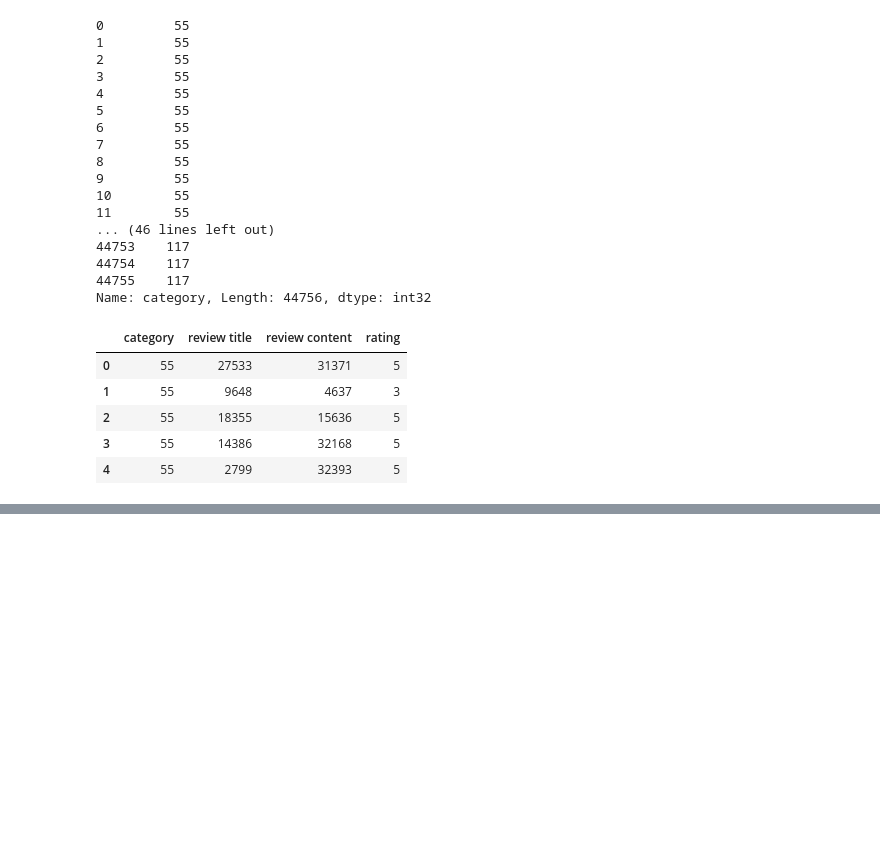
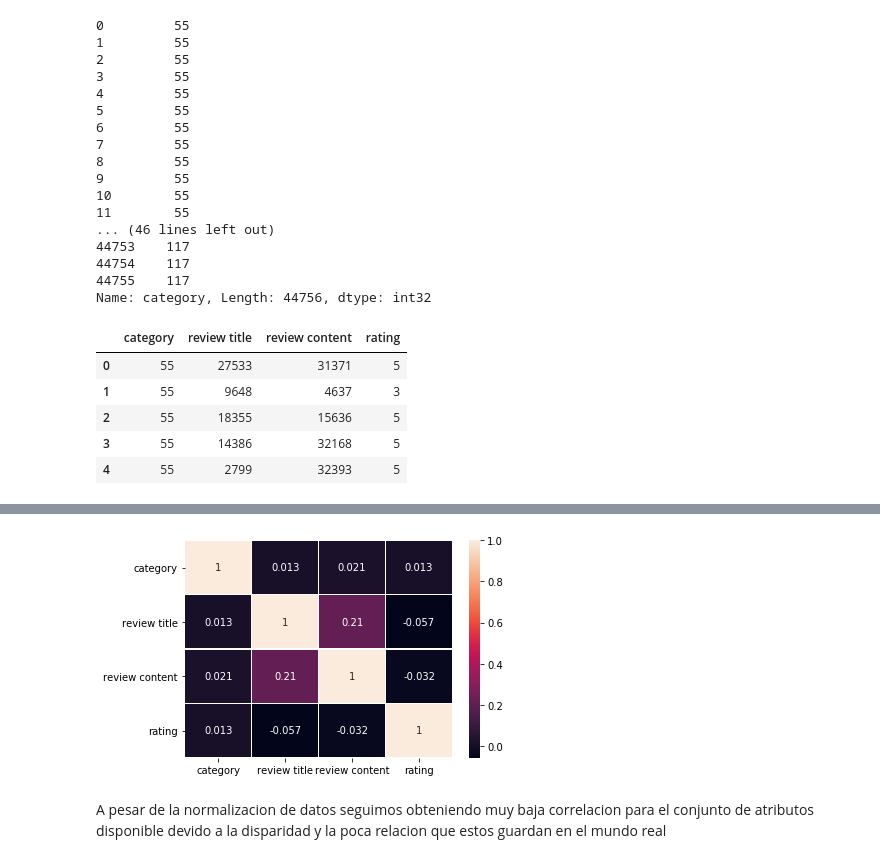
Before and after one commit to AdriaOrozco/CasKaggle, a Jupyter notebook: notebooks/develop/EbayNotebook.ipynb, the cells around one changed output, grey strips where cells are left out. Drawn from its saved outputs; the diff is of its cells as text; code cells hidden in the pictures; blank space fills up the shorter version.

```diff
--- a/notebooks/develop/EbayNotebook.ipynb
+++ b/notebooks/develop/EbayNotebook.ipynb
@@ -235,0 +263,9 @@ De manera que trasforma las
+# %%
+tablaCorrelaciones = datasetEbay.corr()
+plt.figure()
+
+ax = sns.heatmap(tablaCorrelaciones, annot=True, linewidths=.5)
+# %% [output]
+[figure, added]
+# %% [markdown]
+A pesar de la normalizacion de datos seguimos obteniendo muy baja correlacion para el conjunto de atributos disponible devido a la disparidad y la poca relacion que estos guardan en el mundo real
```
Also changed, not shown: parts of 9 cells of this notebook.
